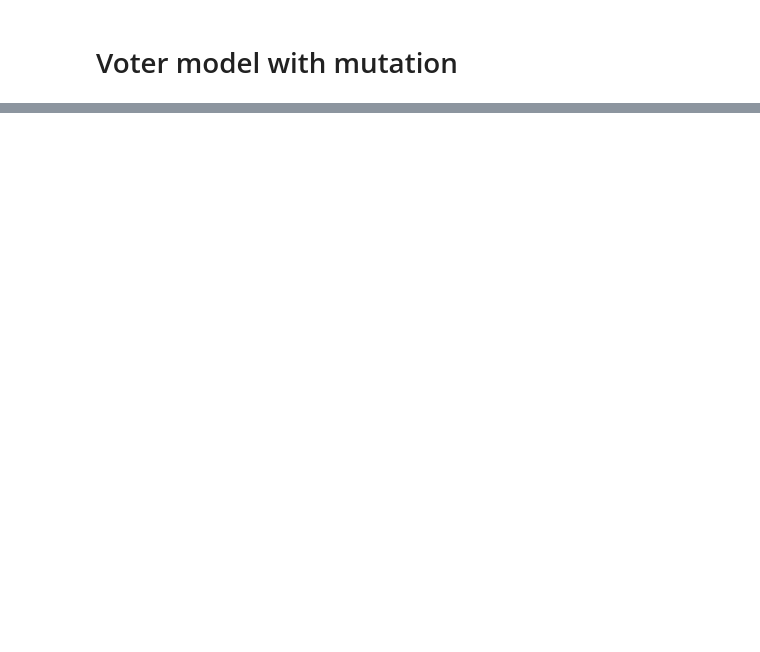
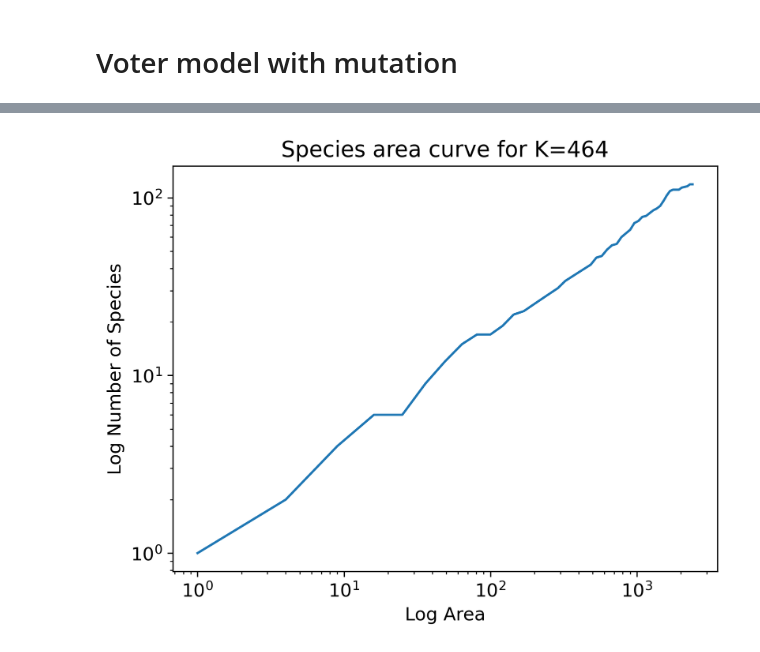
Before and after one commit to jonasargelo/Complex-systems-sim, a Jupyter notebook: Voter model with mutation.ipynb, the cells around one changed output, grey strips where cells are left out. Cells and saved outputs as stored; diff of their text form; code cells hidden in the pictures; blank space fills up the shorter version.

```diff
--- a/Voter model with mutation.ipynb
+++ b/Voter model with mutation.ipynb
@@ -126,0 +127,17 @@ Text(0.5, 0, 'Number of iterations (x10)')
+# %%
+center = 49
+
+areas = []
+species = []
+
+for i in range(49):
+    species.append(len(np.unique(grid[center - i:center + i+1, center - i:center + i+1])))
+    areas.append((i+1)**2)
+# %%
+plt.loglog(areas, species)
+plt.ylabel('Log Number of Species')
+plt.xlabel('Log Area')
+plt.title(f'Species area curve for K={K}')
+plt.show()
+# %% [output]
+[figure, added]
```
Also changed, not shown: parts of 3 cells of this notebook.
